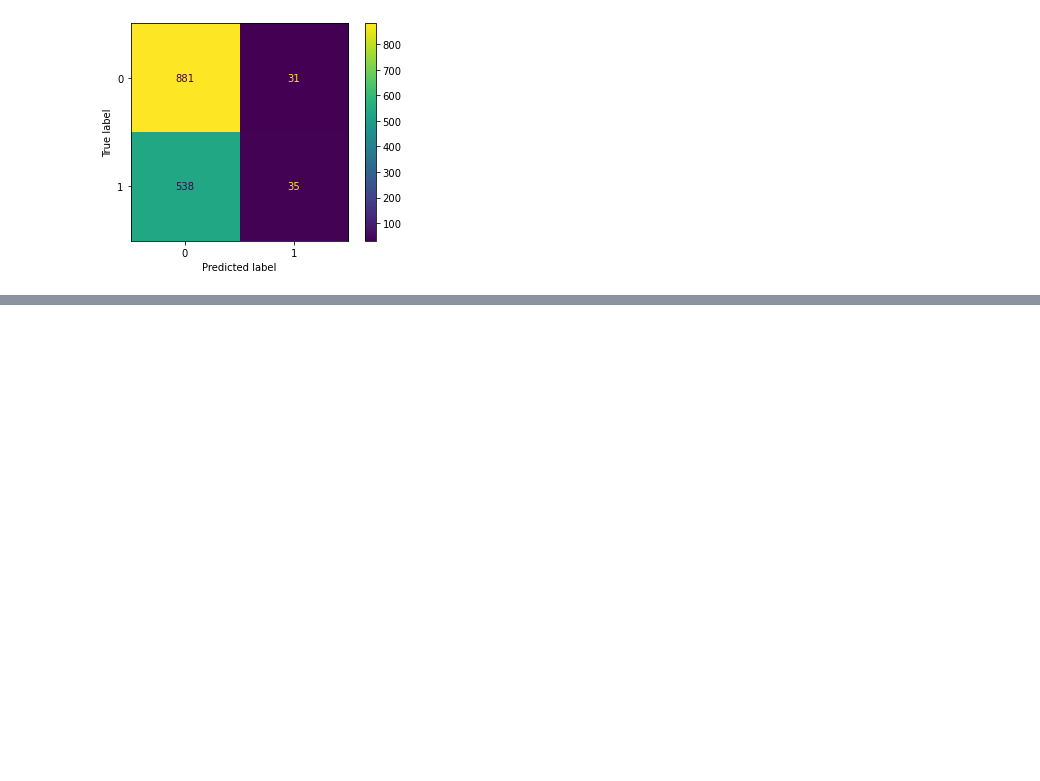
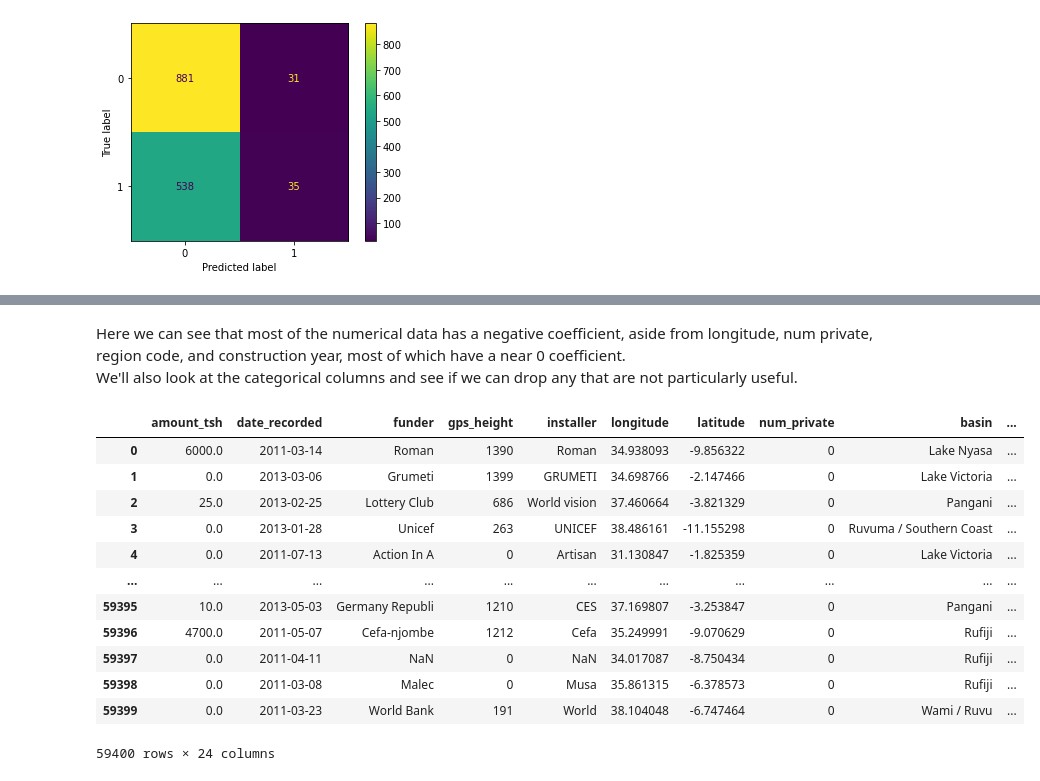
Before and after one commit to Zxhjlk/Phase3Project, a Jupyter notebook: notebooks/DataCleaning.ipynb, the cells around one changed output, grey strips where cells are left out. Drawn from its saved outputs; the diff is of its cells as text; code cells hidden in the pictures; blank space fills up the shorter version.

Commit message:
Fix up columns

```diff
--- a/notebooks/DataCleaning.ipynb
+++ b/notebooks/DataCleaning.ipynb
@@ -40,3 +39,0 @@ We can set the index to the id instead of arbitrary numbers. We will also reduce
-# %%
-df_values = df_values.merge(df_labels, left_on='id', right_on='id')
-df_values.set_index('id', inplace=True)
@@ -60,6 +73,8 @@ What we'll do for now is just to create a baseline model without any preprocessi
 from sklearn.linear_model import LogisticRegression
 from sklearn.model_selection import train_test_split
 from sklearn.metrics import accuracy_score
+#Drop the id column now that we don't need it
+df_values = df_values.drop(columns=['id'])
 
 X = df_num_sample.drop(columns=['status_group'])
 y = df_num_sample['status_group']
@@ -85,0 +120,22 @@ disp.plot()
+# %% [markdown]
+Here we can see that most of the numerical data has a negative coefficient, aside from longitude, num private, region code, and construction year, most of which have a near 0 coefficient.
+We'll also look at the categorical columns and see if we can drop any that are not particularly useful.
+# %%
+#A fair amount of these columns are essentially duplicates, have the same data as other columns or similar
+non_important_columns = ['wpt_name', 'region_code', 'district_code', 'subvillage', 'extraction_type', 'extraction_type_group', 'payment', 'water_quality', 'quantity', 'waterpoint_type', 'management', 'source', 'source_type', 'scheme_name', 'lga', 'ward']
+prep_df_values = df_values.drop(columns=non_important_columns)
+prep_df_values
+# %% [output]
+|  | amount_tsh | date_recorded | funder | gps_height | installer | longitude | latitude | num_private | basin | ... |
+| 0 | 6000.0 | 2011-03-14 | Roman | 1390 | Roman | 34.938093 | -9.856322 | 0 | Lake Nyasa | ... |
+| 1 | 0.0 | 2013-03-06 | Grumeti | 1399 | GRUMETI | 34.698766 | -2.147466 | 0 | Lake Victoria | ... |
+| 2 | 25.0 | 2013-02-25 | Lottery Club | 686 | World vision | 37.460664 | -3.821329 | 0 | Pangani | ... |
+| 3 | 0.0 | 2013-01-28 | Unicef | 263 | UNICEF | 38.486161 | -11.155298 | 0 | Ruvuma / Southern Coast | ... |
+| 4 | 0.0 | 2011-07-13 | Action In A | 0 | Artisan | 31.130847 | -1.825359 | 0 | Lake Victoria | ... |
+| ... | ... | ... | ... | ... | ... | ... | ... | ... | ... | ... |
+| 59395 | 10.0 | 2013-05-03 | Germany Republi | 1210 | CES | 37.169807 | -3.253847 | 0 | Pangani | ... |
+| 59396 | 4700.0 | 2011-05-07 | Cefa-njombe | 1212 | Cefa | 35.249991 | -9.070629 | 0 | Rufiji | ... |
+| 59397 | 0.0 | 2011-04-11 | NaN | 0 | NaN | 34.017087 | -8.750434 | 0 | Rufiji | ... |
+| 59398 | 0.0 | 2011-03-08 | Malec | 0 | Musa | 35.861315 | -6.378573 | 0 | Rufiji | ... |
+| 59399 | 0.0 | 2011-03-23 | World Bank | 191 | World | 38.104048 | -6.747464 | 0 | Wami / Ruvu | ... |
+59400 rows × 24 columns
```
Also changed, not shown: parts of 11 cells of this notebook.
